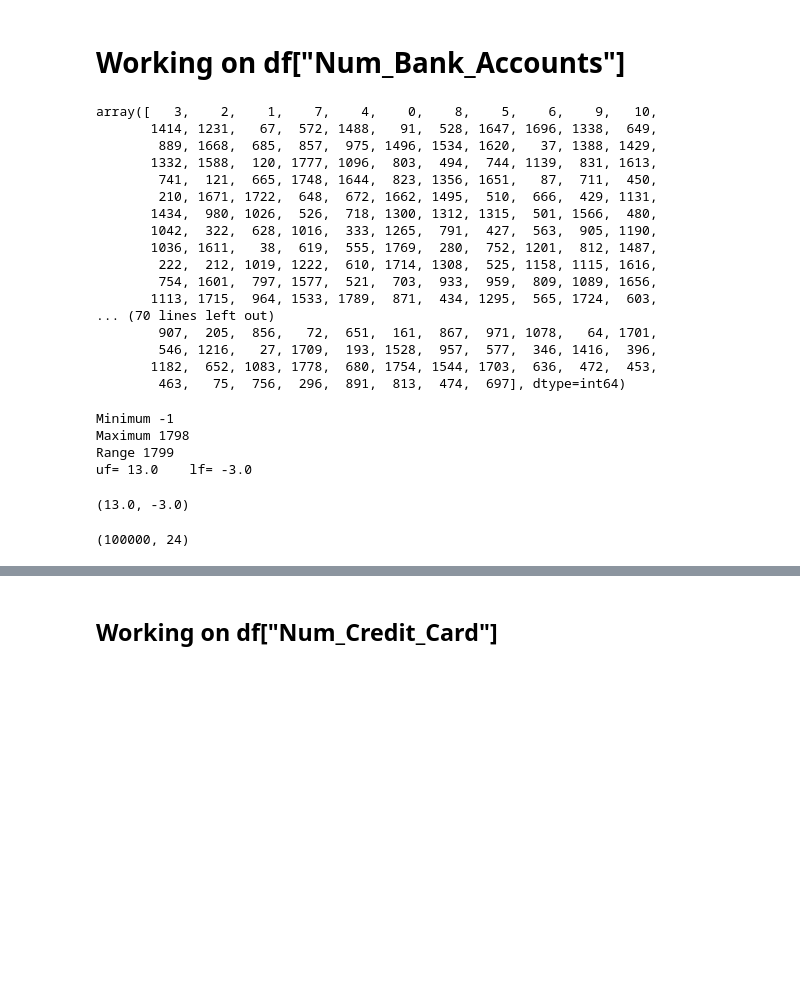
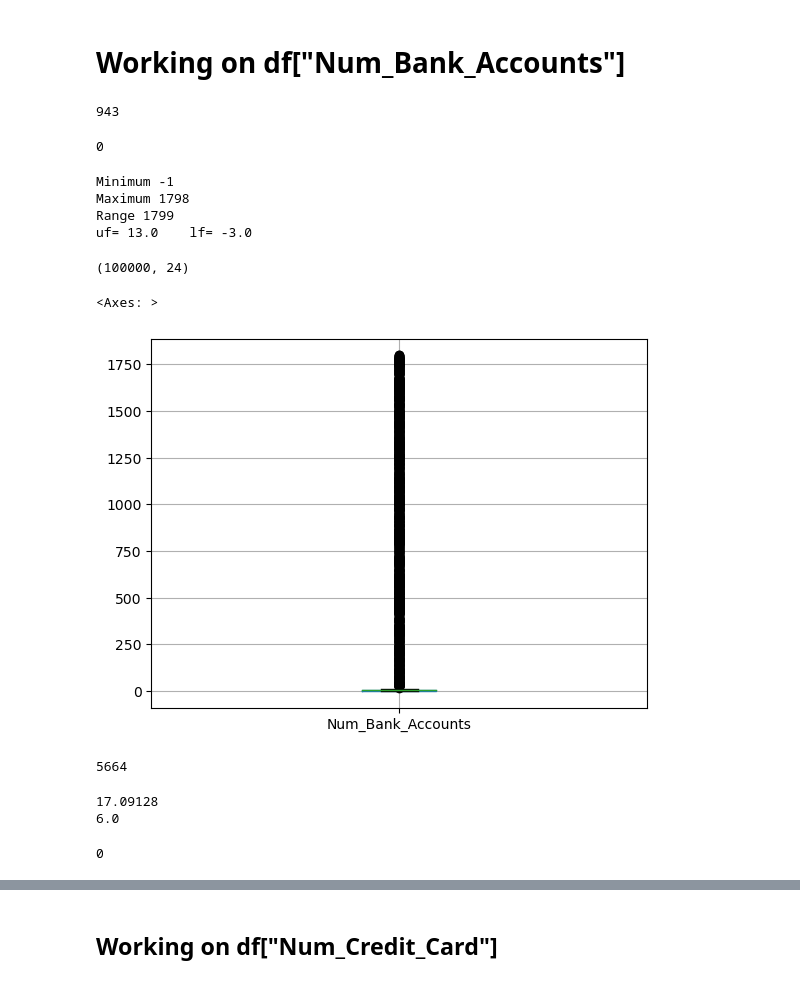
Before and after one commit to yadavraje/Credit-Report-Analysis, a Jupyter notebook: Credit_report.ipynb, the cells around one changed output, grey strips where cells are left out. Saved outputs shown, nothing was run; the diff lists cells and outputs as text; code cells hidden in the pictures; blank space fills up the shorter version.

```diff
--- a/Credit_report.ipynb
+++ b/Credit_report.ipynb
@@ -509,36 +509,43 @@ df.boxplot(column="Monthly_Inhand_Salary")
 # %% [markdown]
 # Working on df["Num_Bank_Accounts"]
 # %%
-df["Num_Bank_Accounts"].unique()
+df["Num_Bank_Accounts"].nunique()
 # %% [output]
-array([   3,    2,    1,    7,    4,    0,    8,    5,    6,    9,   10,
-       1414, 1231,   67,  572, 1488,   91,  528, 1647, 1696, 1338,  649,
-        889, 1668,  685,  857,  975, 1496, 1534, 1620,   37, 1388, 1429,
-       1332, 1588,  120, 1777, 1096,  803,  494,  744, 1139,  831, 1613,
-        741,  121,  665, 1748, 1644,  823, 1356, 1651,   87,  711,  450,
-        210, 1671, 1722,  648,  672, 1662, 1495,  510,  666,  429, 1131,
-       1434,  980, 1026,  526,  718, 1300, 1312, 1315,  501, 1566,  480,
-       1042,  322,  628, 1016,  333, 1265,  791,  427,  563,  905, 1190,
-       1036, 1611,   38,  619,  555, 1769,  280,  752, 1201,  812, 1487,
-        222,  212, 1019, 1222,  610, 1714, 1308,  525, 1158, 1115, 1616,
-        754, 1601,  797, 1577,  521,  703,  933,  959,  809, 1089, 1656,
-       1113, 1715,  964, 1533, 1789,  871,  434, 1295,  565, 1724,  603,
-... (70 lines left out)
-        907,  205,  856,   72,  651,  161,  867,  971, 1078,   64, 1701,
-        546, 1216,   27, 1709,  193, 1528,  957,  577,  346, 1416,  396,
-       1182,  652, 1083, 1778,  680, 1754, 1544, 1703,  636,  472,  453,
-        463,   75,  756,  296,  891,  813,  474,  697], dtype=int64)
+943
+# %%
+df["Num_Bank_Accounts"].isnull().sum()
+# %% [output]
+0
 # %%
-uflf(df["Num_Bank_Accounts"])
+uf,lf=uflf(df["Num_Bank_Accounts"])
 # %% [output]
 Minimum -1
 Maximum 1798
 Range 1799
 uf= 13.0    lf= -3.0
-(13.0, -3.0)
 # %%
 #df=df.drop('Num_Bank_Accounts',axis=1)      #Data seems to be absurd or irrelevant as a person cannot have
 # %%
 df.shape
 # %% [output]
 (100000, 24)
+# %%
+df.boxplot(column="Num_Bank_Accounts")
+# %% [output]
+<Axes: >
+[figure, added]
+# %%
+# No. of Outliers
+a=0
+for i in range(len(df)):
+    if df.loc[i,"Num_Bank_Accounts"]>uf or df.loc[i,"Num_Bank_Accounts"]<1:
+        a=a+1
+a
+# %% [output]
+5664
+# %%
+print(df["Num_Bank_Accounts"].mean())
+print(df["Num_Bank_Accounts"].median())
+# %% [output]
+17.09128
+6.0
@@ -544,0 +556,9 @@ df.shape
+# %%
+# No. of Outliers
+a=0
+for i in range(len(df)):
+    if df.loc[i,"Num_Bank_Accounts"]>uf or df.loc[i,"Num_Bank_Accounts"]<1:
+        a=a+1
+a
+# %% [output]
+0
```
Also changed, not shown: parts of 124 cells of this notebook.
